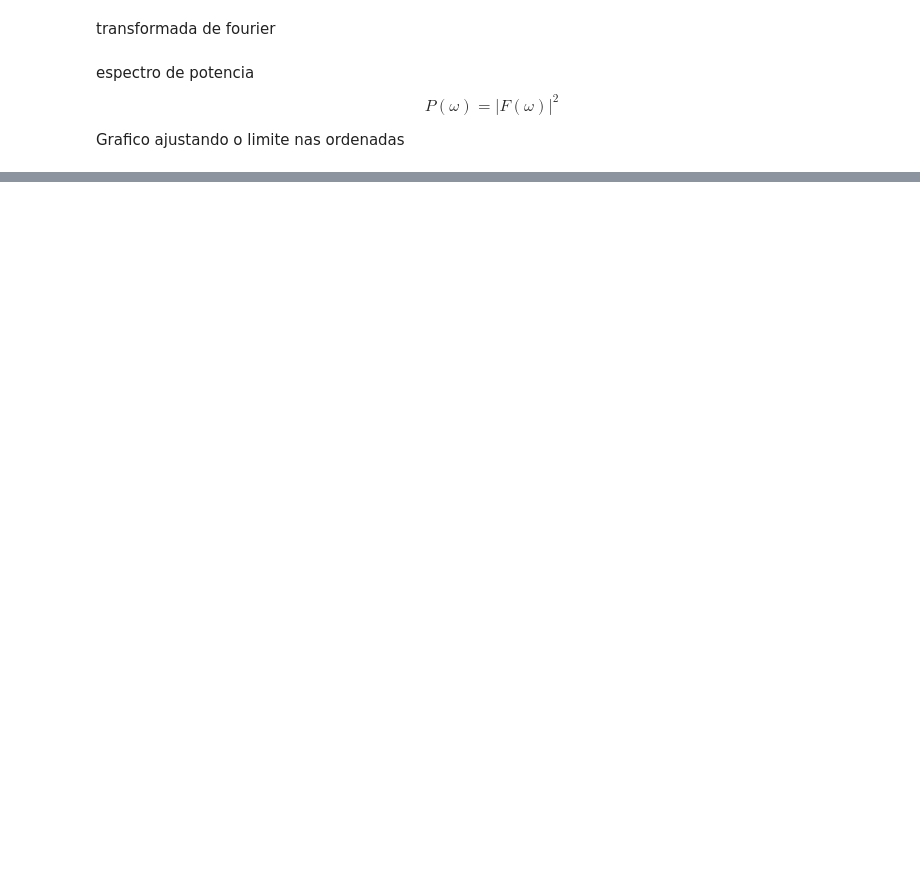
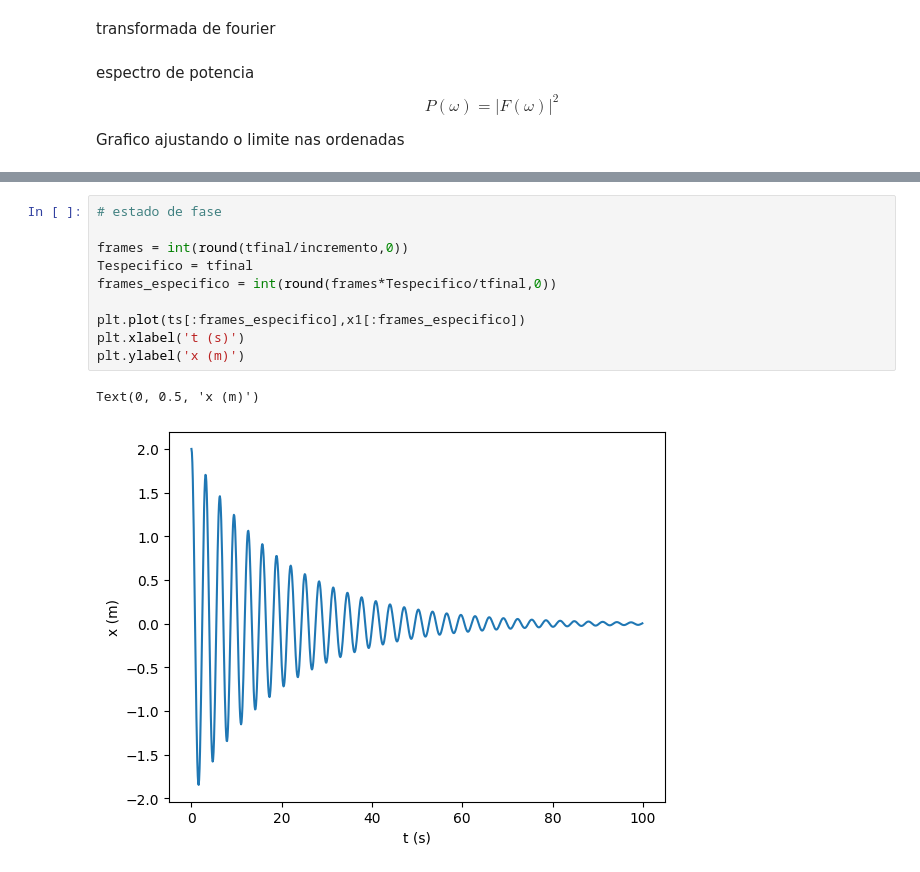
Before and after one commit to mickpires/Duffing-oscilator, a Jupyter notebook: oscilador amortecido.ipynb, the cells around one changed output, grey strips where cells are left out. Cells and saved outputs as stored; diff of their text form; blank space fills up the shorter version.

```diff
--- a/oscilador amortecido.ipynb
+++ b/oscilador amortecido.ipynb
@@ -127,0 +134,13 @@ Text(0.5, 1.0, 'pico central')
+# %%
+# estado de fase
+
+frames = int(round(tfinal/incremento,0))
+Tespecifico = tfinal
+frames_especifico = int(round(frames*Tespecifico/tfinal,0))
+
+plt.plot(ts[:frames_especifico],x1[:frames_especifico])
+plt.xlabel('t (s)')
+plt.ylabel('x (m)')
+# %% [output]
+Text(0, 0.5, 'x (m)')
+[figure, added]
```
Also changed, not shown: parts of 8 cells of this notebook, 1 other file.
